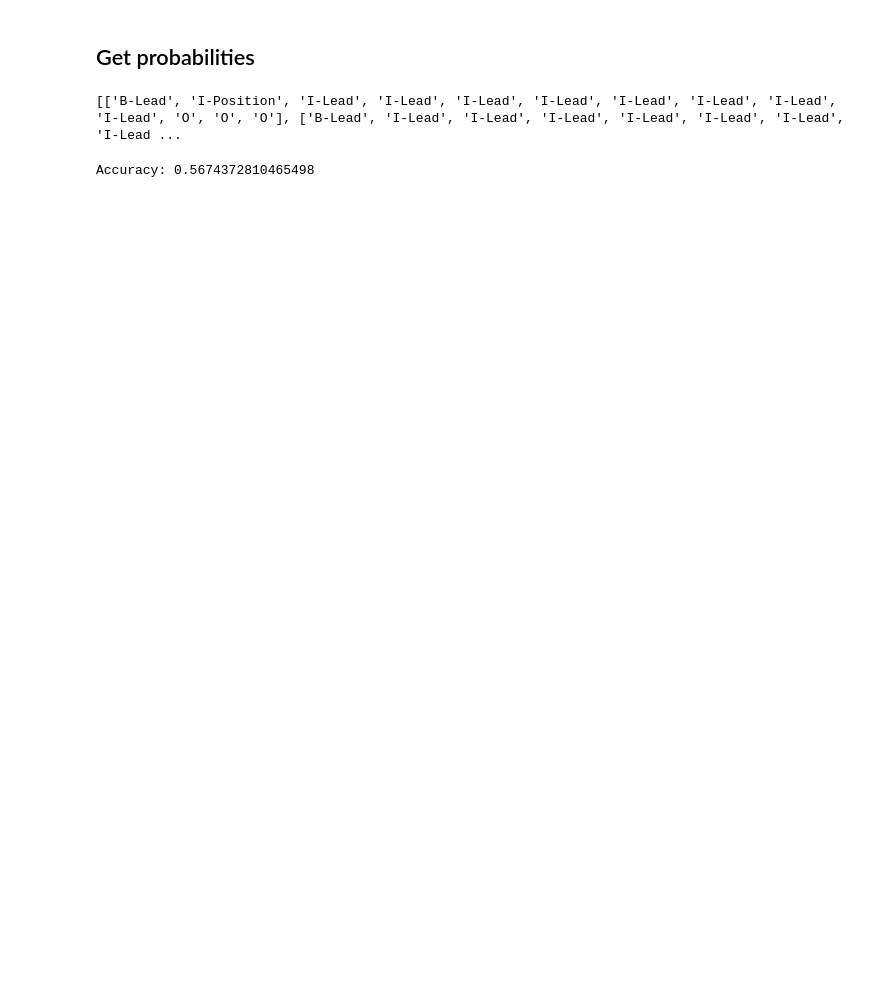
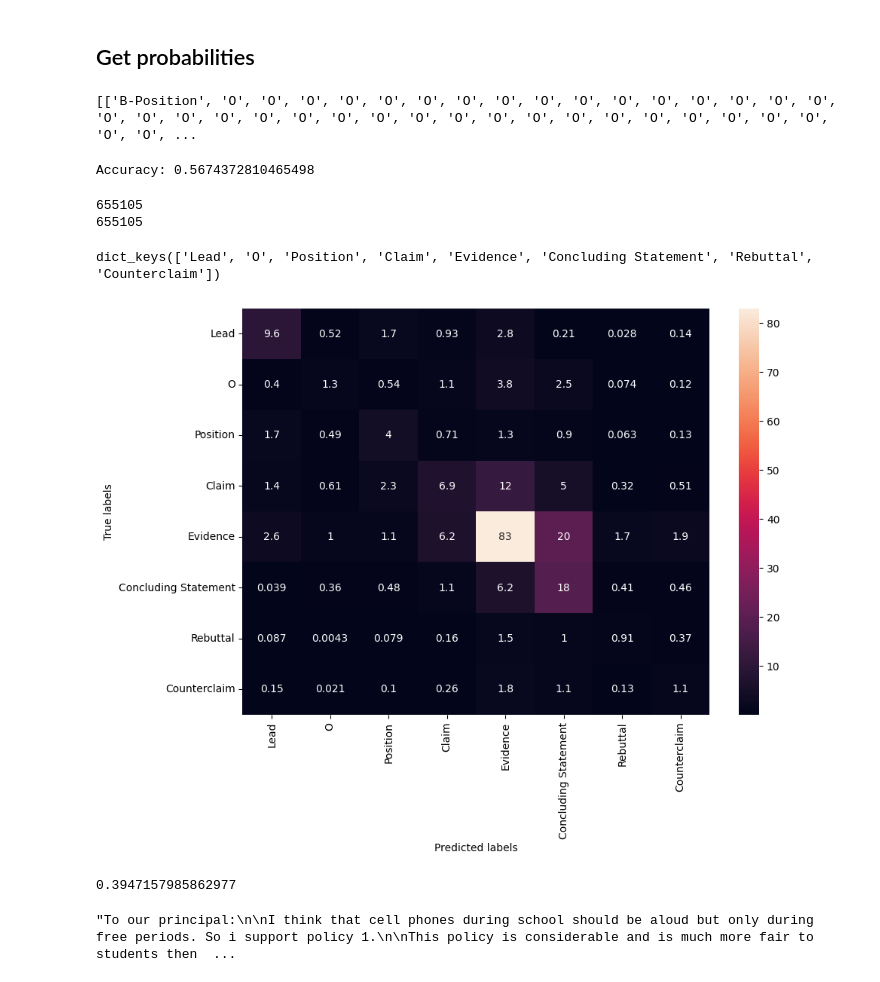
Before and after one commit to schefferac2020/EssayClaimIden, a Jupyter notebook: HMMBenchmark.ipynb, the cells around one changed output. Saved outputs shown, nothing was run; the diff lists cells and outputs as text; code cells hidden in the pictures; blank space fills up the shorter version.

```diff
--- a/HMMBenchmark.ipynb
+++ b/HMMBenchmark.ipynb
@@ -110,14 +196,72 @@ initial_k, transition_k, emission_k = 1, 1, 0.5
 hmm.get_probabilities(initial_k, transition_k, emission_k)
 # %%
 beam_width = 3
-sample_sentences = ["The president of France , Emmanuel Macron , went to London yesterday .".split(),
-                   "George Washington was the first president of the United States .".split()]
+sample_sentences = [text]
 results = hmm.predict_ner_all(sample_sentences, beam_width)
 print(results)
 # %% [output]
-[['B-Lead', 'I-Position', 'I-Lead', 'I-Lead', 'I-Lead', 'I-Lead', 'I-Lead', 'I-Lead', 'I-Lead', 'I-Lead', 'O', 'O', 'O'], ['B-Lead', 'I-Lead', 'I-Lead', 'I-Lead', 'I-Lead', 'I-Lead', 'I-Lead', 'I-Lead ...
+[['B-Position', 'O', 'O', 'O', 'O', 'O', 'O', 'O', 'O', 'O', 'O', 'O', 'O', 'O', 'O', 'O', 'O', 'O', 'O', 'O', 'O', 'O', 'O', 'O', 'O', 'O', 'O', 'O', 'O', 'O', 'O', 'O', 'O', 'O', 'O', 'O', 'O', 'O', ...
 # %%
-accuracy = hmm.test(0.1, 0.1, 0.1, 5, test)
+predicted_tag_sequences, true_tag_sequences, accuracy = hmm.test(0.1, 0.1, 0.1, 5, test)
 print(f"Accuracy: {accuracy}")
 # %% [output]
 Accuracy: 0.5674372810465498
+# %%
+predicted_all = []
+true_all = []
+
+for essay in predicted_tag_sequences:
+    for word in essay:
+        word = word.replace("B-", "")
+        word = word.replace("I-", "")
+        predicted_all.append(word)
+
+for essay in true_tag_sequences:
+    for word in essay:
+        word = word.replace("B-", "")
+        word = word.replace("I-", "")
+        true_all.append(word)
+
+print(len(predicted_all))
+print(len(true_all))
+# %% [output]
+655105
+655105
+# %%
+
+dic = defaultdict(int)
+
+for word in predicted_all:
+    dic[word] += 1
+
+print(dic.keys())
+# %% [output]
+dict_keys(['Lead', 'O', 'Position', 'Claim', 'Evidence', 'Concluding Statement', 'Rebuttal', 'Counterclaim'])
+# %%
+
+import sklearn
+import seaborn as sn
+import pandas as pd
+import matplotlib.pyplot as plt
+from sklearn.metrics import accuracy_score
+
+
+labels = ['Lead', 'O', 'Position', 'Claim', 'Evidence', 'Concluding Statement', 'Rebuttal', 'Counterclaim']
+mat = sklearn.metrics.confusion_matrix(true_all, predicted_all, labels=labels)
+mat = np.array(mat)
+# %%
+array = mat /3000
+df_cm = pd.DataFrame(array, index=labels, columns=labels)
+
+plt.figure(figsize = (10,7))
+ax= plt.subplot()
+
+sn.heatmap(df_cm, annot=True)
+ax.set_xlabel('Predicted labels');ax.set_ylabel('True labels');
+# %% [output]
+[figure, added]
+# %%
+#Get the macro f1 score
+sklearn.metrics.f1_score(true_all, predicted_all, labels=labels, average='macro')
+# %% [output]
+0.3947157985862977
@@ -123,0 +282,4 @@ Accuracy: 0.5674372810465498
+# %%
+text
+# %% [output]
+"To our principal:\n\nI think that cell phones during school should be aloud but only during free periods. So i support policy 1.\n\nThis policy is considerable and is much more fair to students then  ...
```
Also changed, not shown: parts of 12 cells of this notebook, 4 other files.
